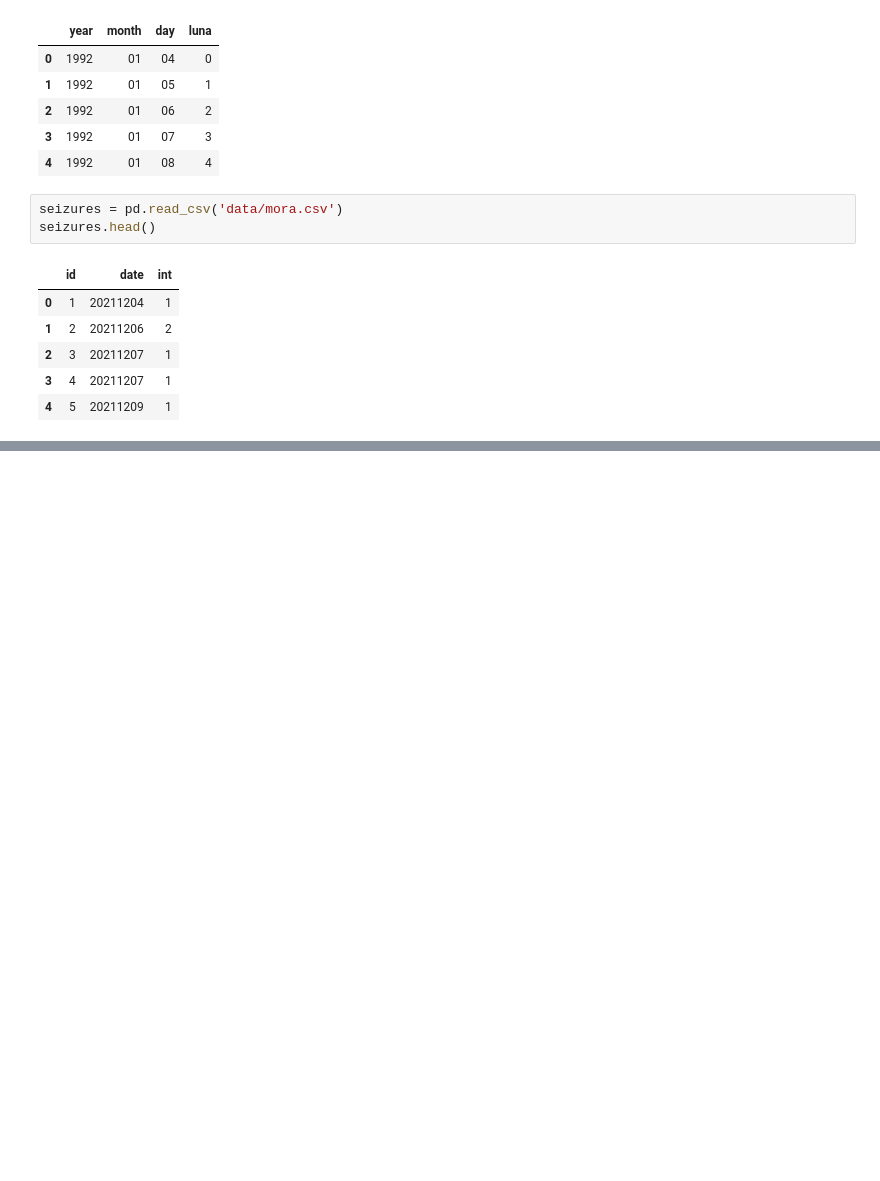
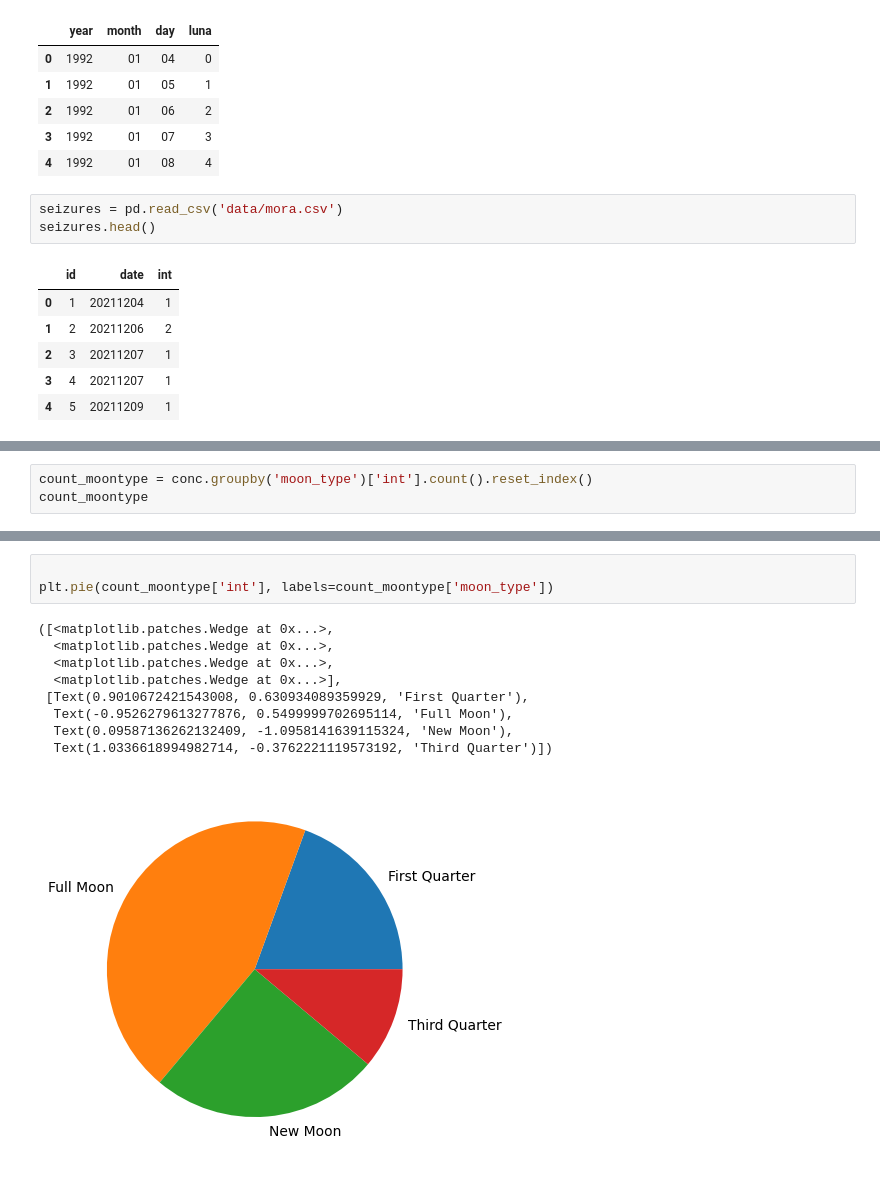
Before and after one commit to acapponi/moon, a Jupyter notebook: data-analisys.ipynb, the cells around one changed output, grey strips where cells are left out. Drawn from its saved outputs; the diff is of its cells as text; blank space fills up the shorter version.

```diff
--- a/data-analisys.ipynb
+++ b/data-analisys.ipynb
@@ -44,0 +74,3 @@ conc.head()
+# %%
+count_moontype = conc.groupby('moon_type')['int'].count().reset_index()
+count_moontype
@@ -44,0 +127,13 @@ conc.head()
+# %%
+
+plt.pie(count_moontype['int'], labels=count_moontype['moon_type'])
+# %% [output]
+([<matplotlib.patches.Wedge at 0x...>,
+  <matplotlib.patches.Wedge at 0x...>,
+  <matplotlib.patches.Wedge at 0x...>,
+  <matplotlib.patches.Wedge at 0x...>],
+ [Text(0.9010672421543008, 0.630934089359929, 'First Quarter'),
+  Text(-0.9526279613277876, 0.5499999702695114, 'Full Moon'),
+  Text(0.09587136262132409, -1.0958141639115324, 'New Moon'),
+  Text(1.0336618994982714, -0.3762221119573192, 'Third Quarter')])
+[figure, added]
```
Also changed, not shown: parts of 12 cells of this notebook.
